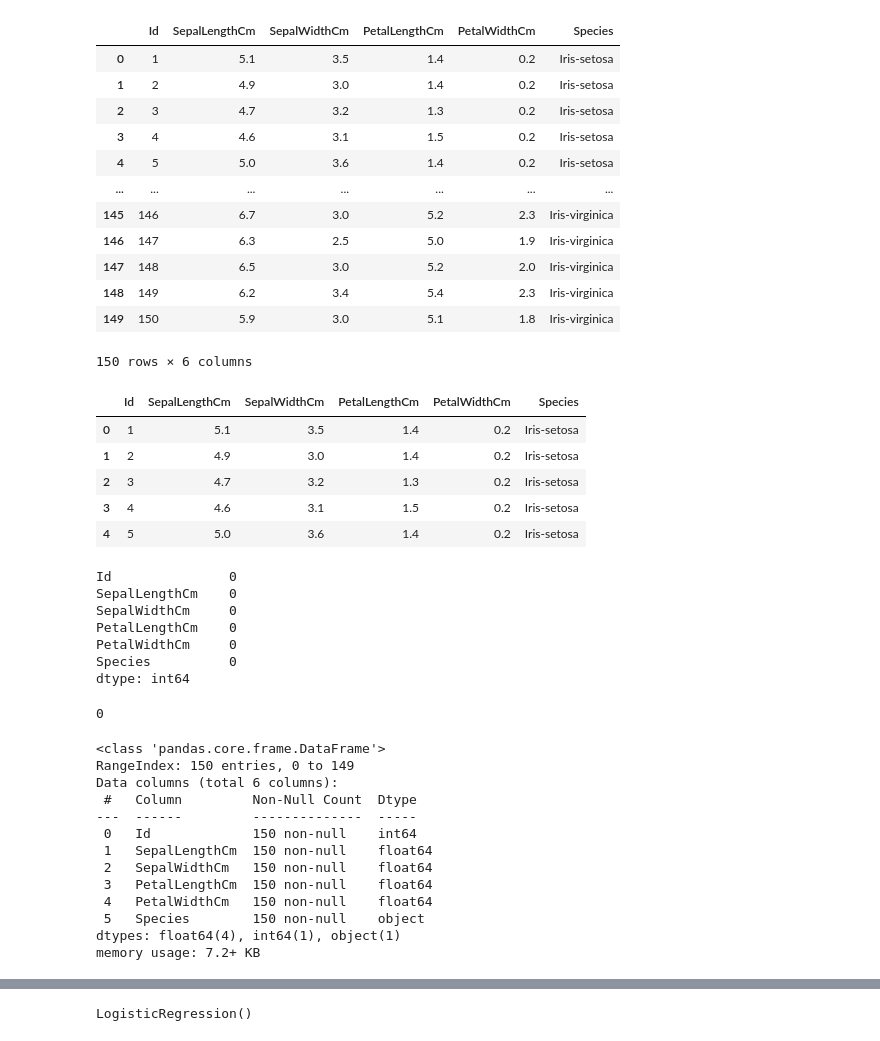
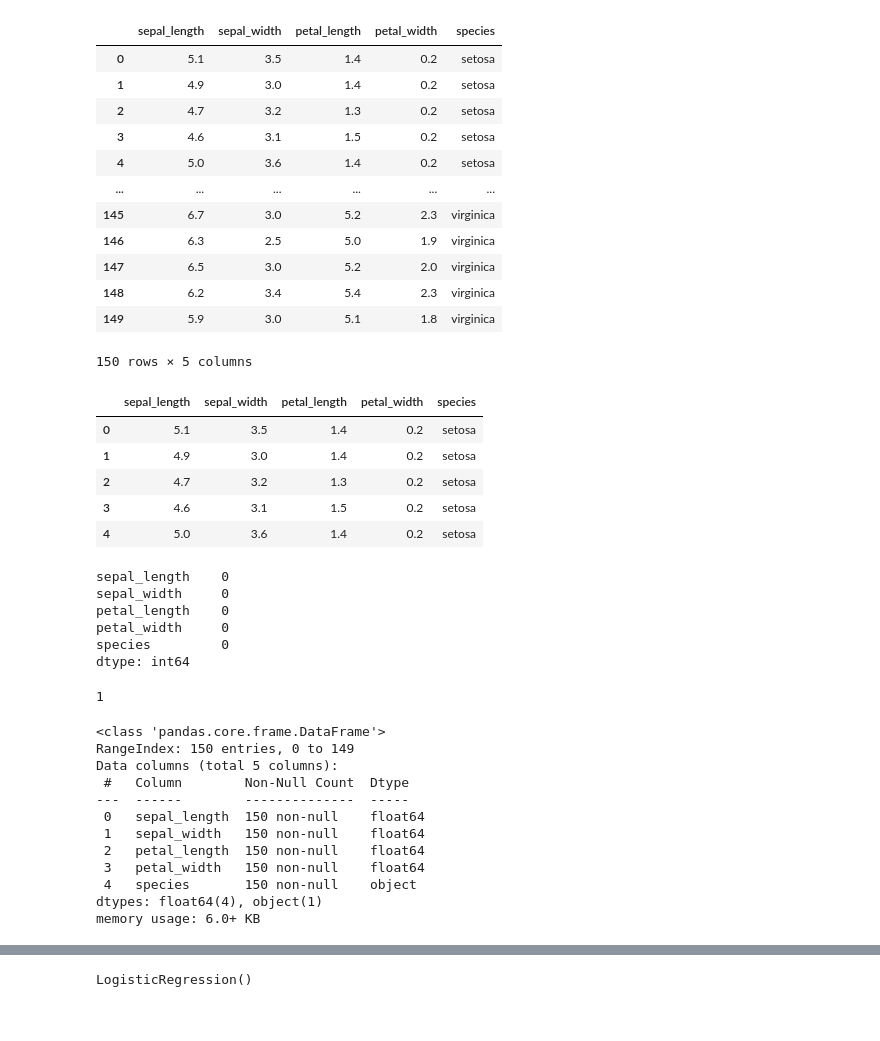
Before and after one commit to ShwetaAKS/Machine-Learning-, a Jupyter notebook: Logistic Regression/logistic.ipynb, the cells around one changed output, grey strips where cells are left out. Cells and saved outputs as stored; diff of their text form; code cells hidden in the pictures.

```diff
--- a/Logistic Regression/logistic.ipynb
+++ b/Logistic Regression/logistic.ipynb
@@ -6,60 +7,58 @@ import pandas as pd
 # %%
-df = pd.read_csv('Iris.csv')
+df = pd.read_csv('iris.csv')
 df
 # %% [output]
-|  | Id | SepalLengthCm | SepalWidthCm | PetalLengthCm | PetalWidthCm | Species |
-| 0 | 1 | 5.1 | 3.5 | 1.4 | 0.2 | Iris-setosa |
-| 1 | 2 | 4.9 | 3.0 | 1.4 | 0.2 | Iris-setosa |
-| 2 | 3 | 4.7 | 3.2 | 1.3 | 0.2 | Iris-setosa |
-| 3 | 4 | 4.6 | 3.1 | 1.5 | 0.2 | Iris-setosa |
-| 4 | 5 | 5.0 | 3.6 | 1.4 | 0.2 | Iris-setosa |
-| ... | ... | ... | ... | ... | ... | ... |
-| 145 | 146 | 6.7 | 3.0 | 5.2 | 2.3 | Iris-virginica |
-| 146 | 147 | 6.3 | 2.5 | 5.0 | 1.9 | Iris-virginica |
-| 147 | 148 | 6.5 | 3.0 | 5.2 | 2.0 | Iris-virginica |
-| 148 | 149 | 6.2 | 3.4 | 5.4 | 2.3 | Iris-virginica |
-| 149 | 150 | 5.9 | 3.0 | 5.1 | 1.8 | Iris-virginica |
+|  | sepal_length | sepal_width | petal_length | petal_width | species |
+| 0 | 5.1 | 3.5 | 1.4 | 0.2 | setosa |
+| 1 | 4.9 | 3.0 | 1.4 | 0.2 | setosa |
+| 2 | 4.7 | 3.2 | 1.3 | 0.2 | setosa |
+| 3 | 4.6 | 3.1 | 1.5 | 0.2 | setosa |
+| 4 | 5.0 | 3.6 | 1.4 | 0.2 | setosa |
+| ... | ... | ... | ... | ... | ... |
+| 145 | 6.7 | 3.0 | 5.2 | 2.3 | virginica |
+| 146 | 6.3 | 2.5 | 5.0 | 1.9 | virginica |
+| 147 | 6.5 | 3.0 | 5.2 | 2.0 | virginica |
+| 148 | 6.2 | 3.4 | 5.4 | 2.3 | virginica |
+| 149 | 5.9 | 3.0 | 5.1 | 1.8 | virginica |
-150 rows × 6 columns
+150 rows × 5 columns
 # %%
 df.head()
 # %% [output]
-|  | Id | SepalLengthCm | SepalWidthCm | PetalLengthCm | PetalWidthCm | Species |
-| 0 | 1 | 5.1 | 3.5 | 1.4 | 0.2 | Iris-setosa |
-| 1 | 2 | 4.9 | 3.0 | 1.4 | 0.2 | Iris-setosa |
-| 2 | 3 | 4.7 | 3.2 | 1.3 | 0.2 | Iris-setosa |
-| 3 | 4 | 4.6 | 3.1 | 1.5 | 0.2 | Iris-setosa |
-| 4 | 5 | 5.0 | 3.6 | 1.4 | 0.2 | Iris-setosa |
+|  | sepal_length | sepal_width | petal_length | petal_width | species |
+| 0 | 5.1 | 3.5 | 1.4 | 0.2 | setosa |
+| 1 | 4.9 | 3.0 | 1.4 | 0.2 | setosa |
+| 2 | 4.7 | 3.2 | 1.3 | 0.2 | setosa |
+| 3 | 4.6 | 3.1 | 1.5 | 0.2 | setosa |
+| 4 | 5.0 | 3.6 | 1.4 | 0.2 | setosa |
 # %%
 df.isnull().sum()
 # %% [output]
-Id               0
-SepalLengthCm    0
-SepalWidthCm     0
-PetalLengthCm    0
-PetalWidthCm     0
-Species          0
+sepal_length    0
+sepal_width     0
+petal_length    0
+petal_width     0
+species         0
 dtype: int64
 # %%
 df.duplicated().sum()
 # %% [output]
-0
+1
 # %%
-#perform basic data  quality checks
+#Step 2:perform basic data  quality checks
 df.info()
 # %% [output]
 <class 'pandas.core.frame.DataFrame'>
 RangeIndex: 150 entries, 0 to 149
-Data columns (total 6 columns):
- #   Column         Non-Null Count  Dtype
----  ------         --------------  -----
- 0   Id             150 non-null    int64
- 1   SepalLengthCm  150 non-null    float64
- 2   SepalWidthCm   150 non-null    float64
- 3   PetalLengthCm  150 non-null    float64
- 4   PetalWidthCm   150 non-null    float64
- 5   Species        150 non-null    object
-dtypes: float64(4), int64(1), object(1)
-memory usage: 7.2+ KB
+Data columns (total 5 columns):
+ #   Column        Non-Null Count  Dtype
+---  ------        --------------  -----
+ 0   sepal_length  150 non-null    float64
+ 1   sepal_width   150 non-null    float64
+ 2   petal_length  150 non-null    float64
+ 3   petal_width   150 non-null    float64
+ 4   species       150 non-null    object
+dtypes: float64(4), object(1)
+memory usage: 6.0+ KB
 # %%
 df.isna().sum()
 # %% [output]
```
Also changed, not shown: parts of 42 cells of this notebook, 3 other files.
